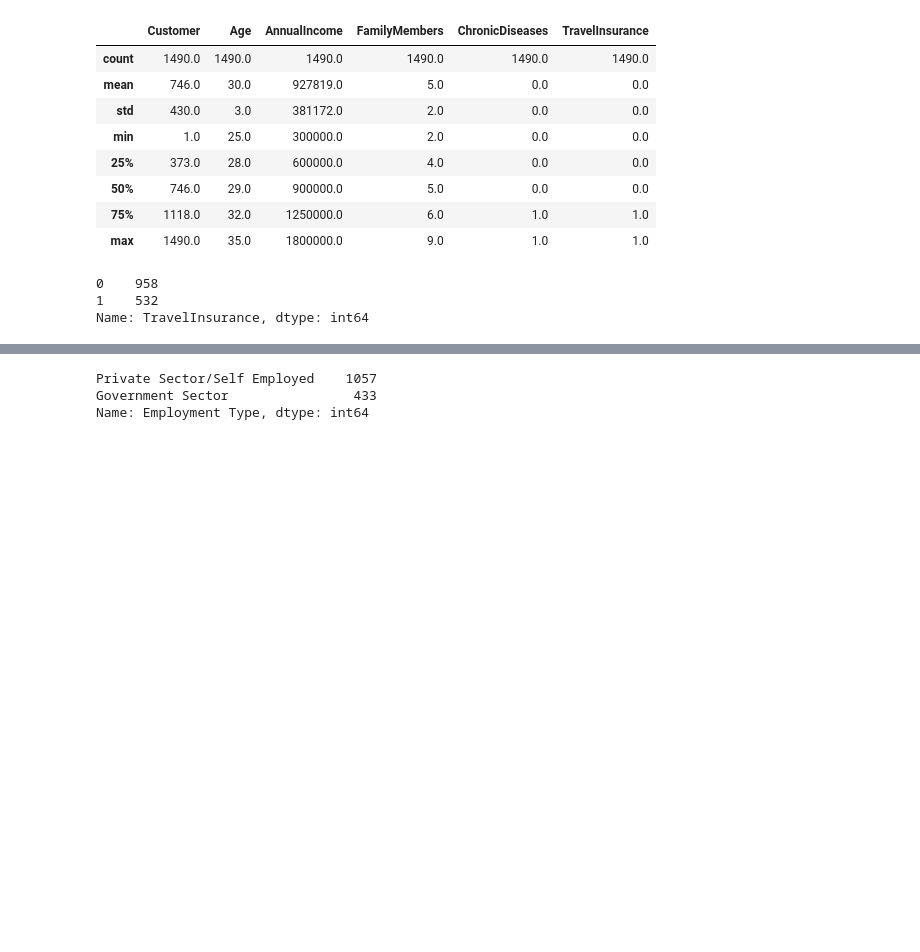
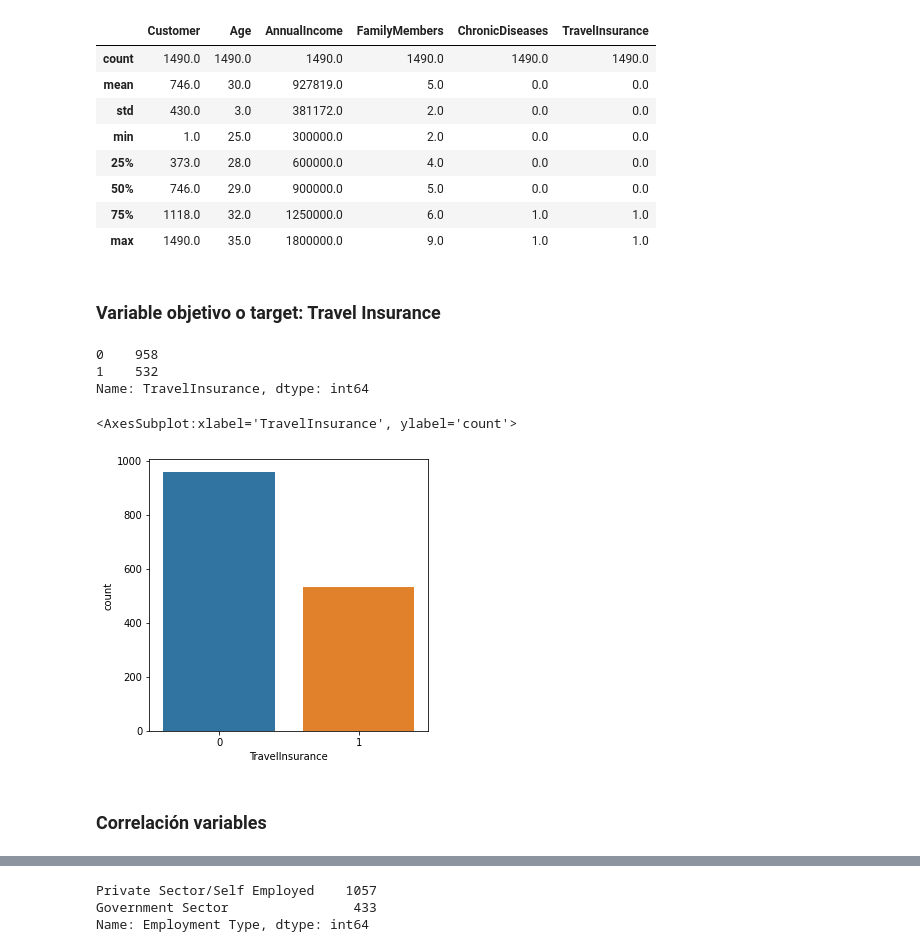
Before and after one commit to PamelaPairo/aprendizaje_supervisado, a Jupyter notebook: TP Aprendizaje Supervisado.ipynb, the cells around one changed output, grey strips where cells are left out. Saved outputs shown, nothing was run; the diff lists cells and outputs as text; code cells hidden in the pictures; blank space fills up the shorter version.

Commit message:
Variables Age, Anual Income, algo de correlacion

```diff
--- a/TP Aprendizaje Supervisado.ipynb
+++ b/TP Aprendizaje Supervisado.ipynb
@@ -79,9 +105,19 @@ df_train.describe().round()
 | 50% | 746.0 | 29.0 | 900000.0 | 5.0 | 0.0 | 0.0 |
 | 75% | 1118.0 | 32.0 | 1250000.0 | 6.0 | 1.0 | 1.0 |
 | max | 1490.0 | 35.0 | 1800000.0 | 9.0 | 1.0 | 1.0 |
+# %% [markdown]
+### Variable objetivo o target: Travel Insurance
 # %%
 df_train["TravelInsurance"].value_counts()
 # %% [output]
 0    958
 1    532
 Name: TravelInsurance, dtype: int64
+# %%
+fig = plt.figure(figsize=(5,5))
+sns.countplot(df_train.TravelInsurance)
+# %% [output]
+<AxesSubplot:xlabel='TravelInsurance', ylabel='count'>
+[figure, added]
+# %% [markdown]
+### Correlación variables
```
Also changed, not shown: parts of 26 cells of this notebook.
